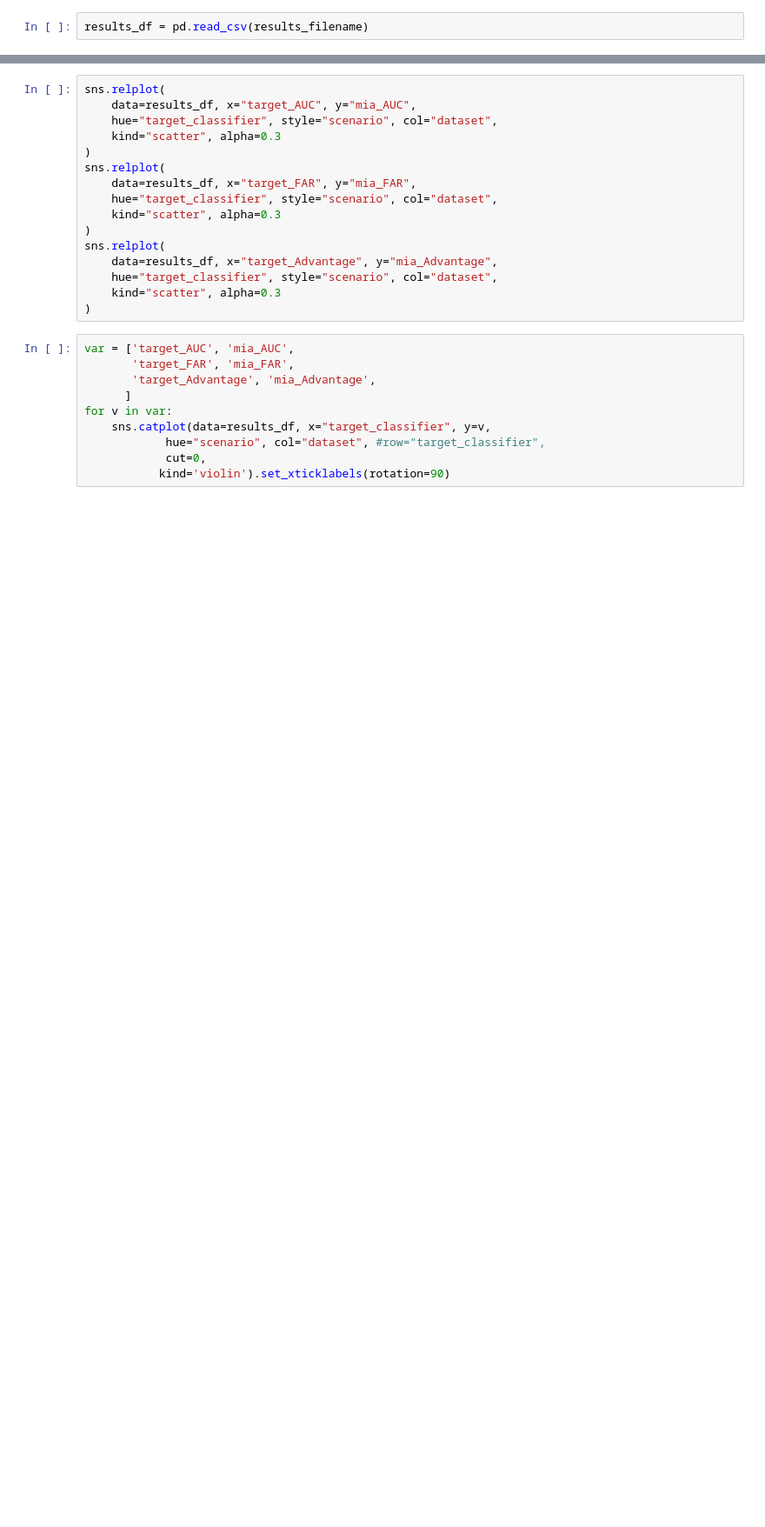
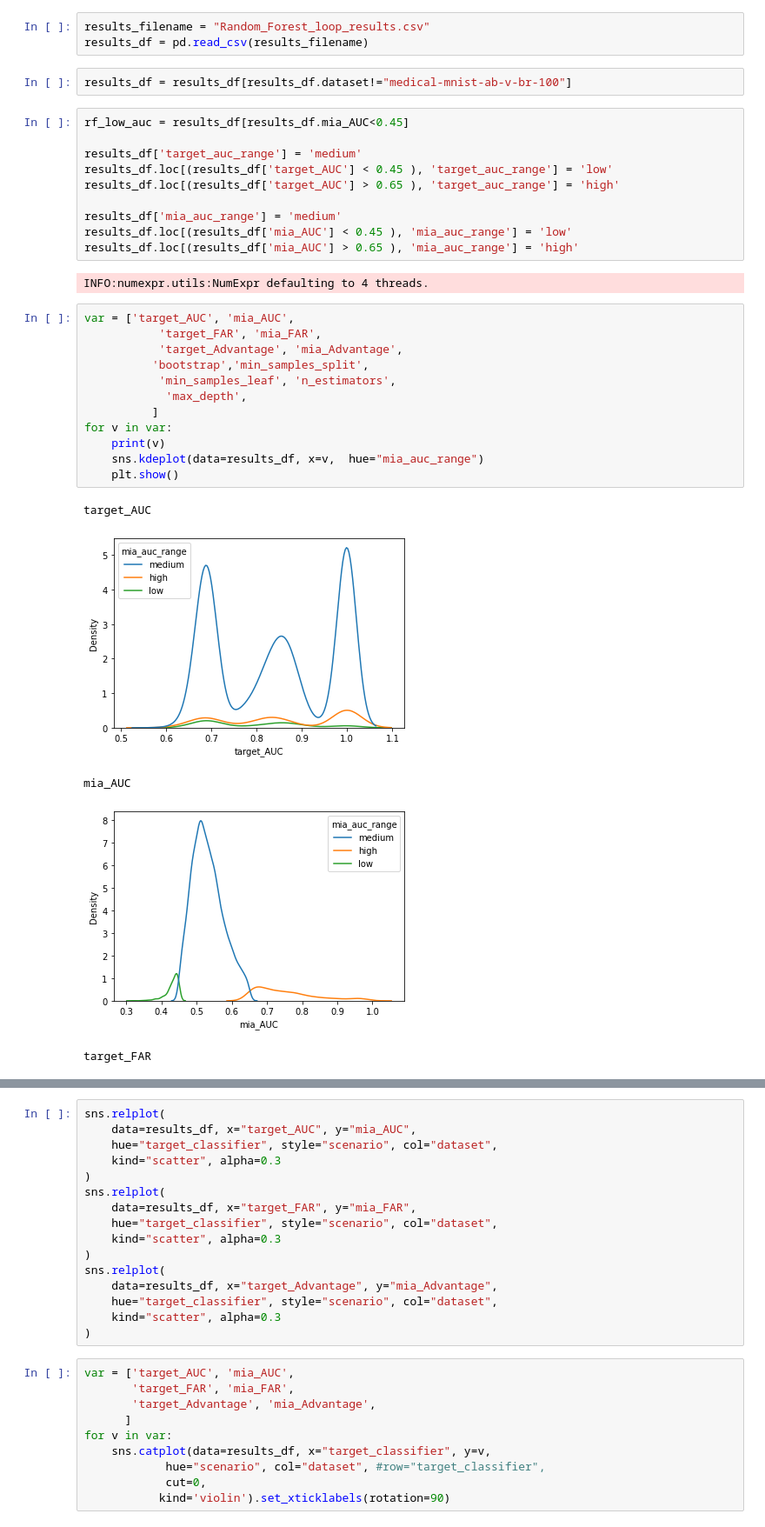
Before and after one commit to UWE-AI-GROUP/GRAIMATTER-TEST, a Jupyter notebook: WP1/notebooks/explore_results.ipynb, the cells around one changed output, grey strips where cells are left out. Shown: that part at 87% size. Drawn from its saved outputs; the diff is of its cells as text; blank space fills up the shorter version.

Commit message:
Generated density plots

```diff
--- a/WP1/notebooks/explore_results.ipynb
+++ b/WP1/notebooks/explore_results.ipynb
@@ -50,2 +54,35 @@ scenarios = config['scenarios']
-# %%
-results_df = pd.read_csv(results_filename)
+# %%
+results_filename = "Random_Forest_loop_results.csv"
+results_df = pd.read_csv(results_filename)
+# %%
+results_df = results_df[results_df.dataset!="medical-mnist-ab-v-br-100"]
+# %%
+rf_low_auc = results_df[results_df.mia_AUC<0.45]
+
+results_df['target_auc_range'] = 'medium'
+results_df.loc[(results_df['target_AUC'] < 0.45 ), 'target_auc_range'] = 'low'
+results_df.loc[(results_df['target_AUC'] > 0.65 ), 'target_auc_range'] = 'high'
+
+results_df['mia_auc_range'] = 'medium'
+results_df.loc[(results_df['mia_AUC'] < 0.45 ), 'mia_auc_range'] = 'low'
+results_df.loc[(results_df['mia_AUC'] > 0.65 ), 'mia_auc_range'] = 'high'
+# %% [output]
+INFO:numexpr.utils:NumExpr defaulting to 4 threads.
+# %%
+var = ['target_AUC', 'mia_AUC',
+           'target_FAR', 'mia_FAR',
+           'target_Advantage', 'mia_Advantage',
+          'bootstrap','min_samples_split',
+           'min_samples_leaf', 'n_estimators',
+            'max_depth',
+          ]
+for v in var:
+    print(v)
+    sns.kdeplot(data=results_df, x=v,  hue="mia_auc_range")
+    plt.show()
+# %% [output]
+target_AUC
+[figure, added]
+mia_AUC
+[figure, added]
+target_FAR
```
Also changed, not shown: parts of 18 cells of this notebook.
